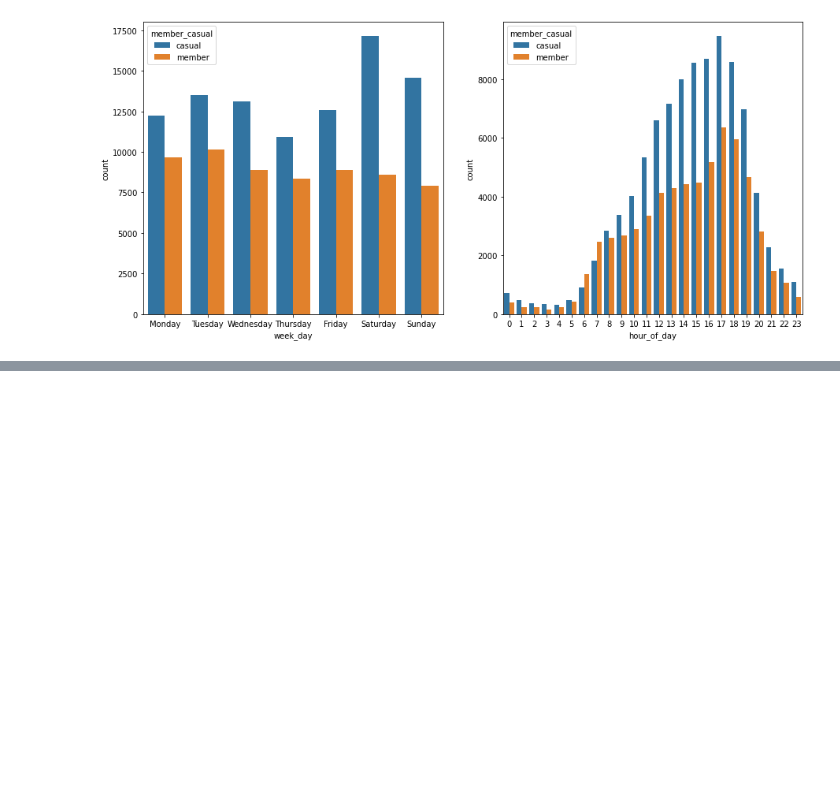
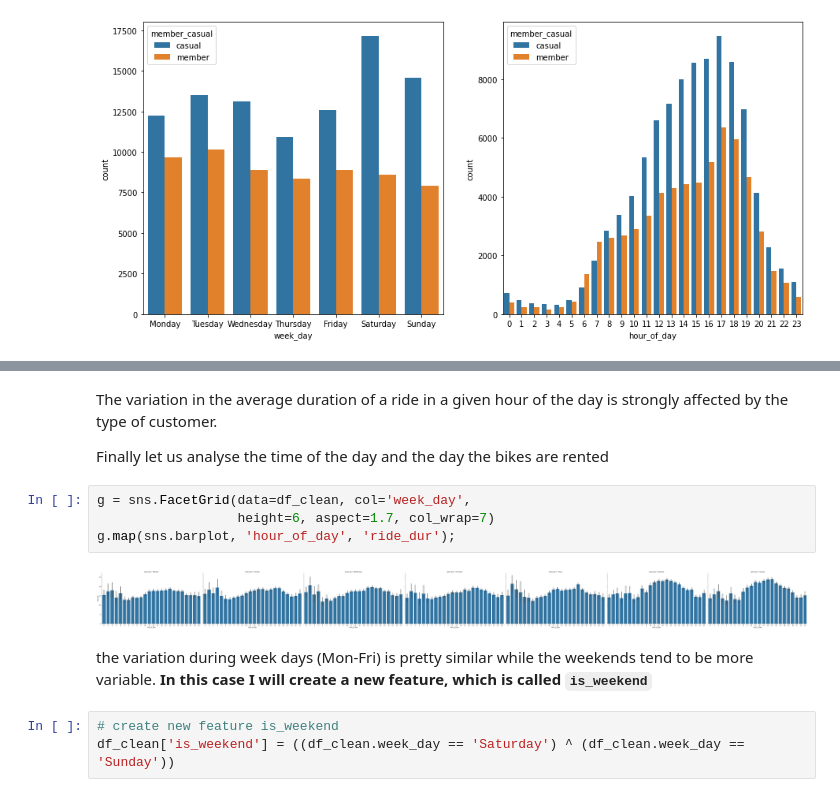
Before and after one commit to JuanGarcia10/data-visualization-lyft-bikes, a Jupyter notebook: Exploring_Lyft-Bikes_dataset.ipynb, the cells around one changed output, grey strips where cells are left out. Saved outputs shown, nothing was run; the diff lists cells and outputs as text; blank space fills up the shorter version.

```diff
--- a/Exploring_Lyft-Bikes_dataset.ipynb
+++ b/Exploring_Lyft-Bikes_dataset.ipynb
@@ -473,0 +494,15 @@ the quote-formatted guide notes like this one before you finish your report!
+# %% [markdown]
+The variation in the average duration of a ride in a given hour of the day is strongly affected by the type of customer.
+
+Finally let us analyse the time of the day and the day the bikes are rented
+# %%
+g = sns.FacetGrid(data=df_clean, col='week_day',
+                  height=6, aspect=1.7, col_wrap=7)
+g.map(sns.barplot, 'hour_of_day', 'ride_dur');
+# %% [output]
+[figure, added]
+# %% [markdown]
+the variation during week days (Mon-Fri) is pretty similar while the weekends tend to be more variable. **In this case I will create a new feature, which is called `is_weekend`**
+# %%
+# create new feature is_weekend
+df_clean['is_weekend'] = ((df_clean.week_day == 'Saturday') ^ (df_clean.week_day == 'Sunday'))
```
Also changed, not shown: parts of 15 cells of this notebook, 3 other files.
